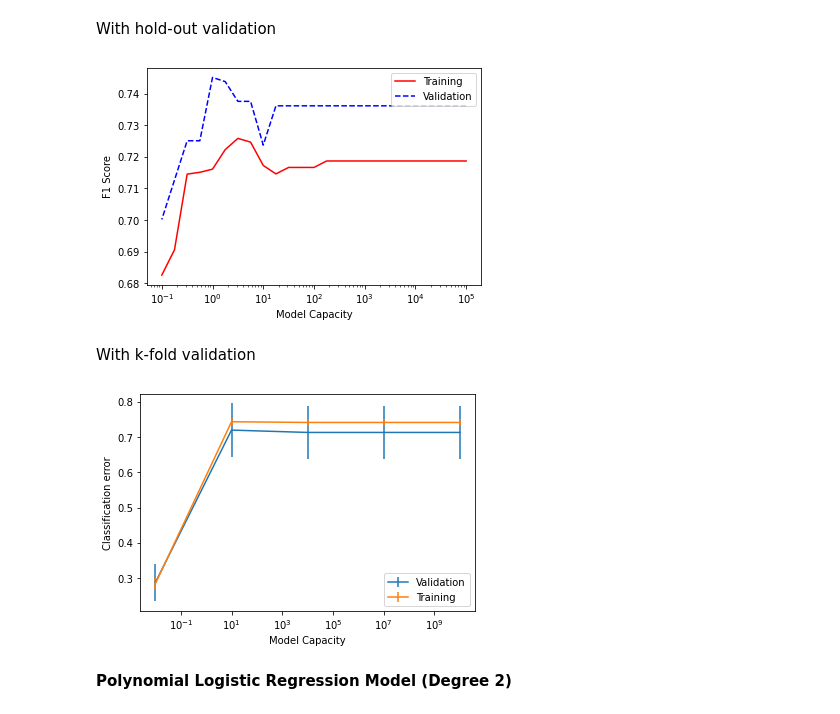
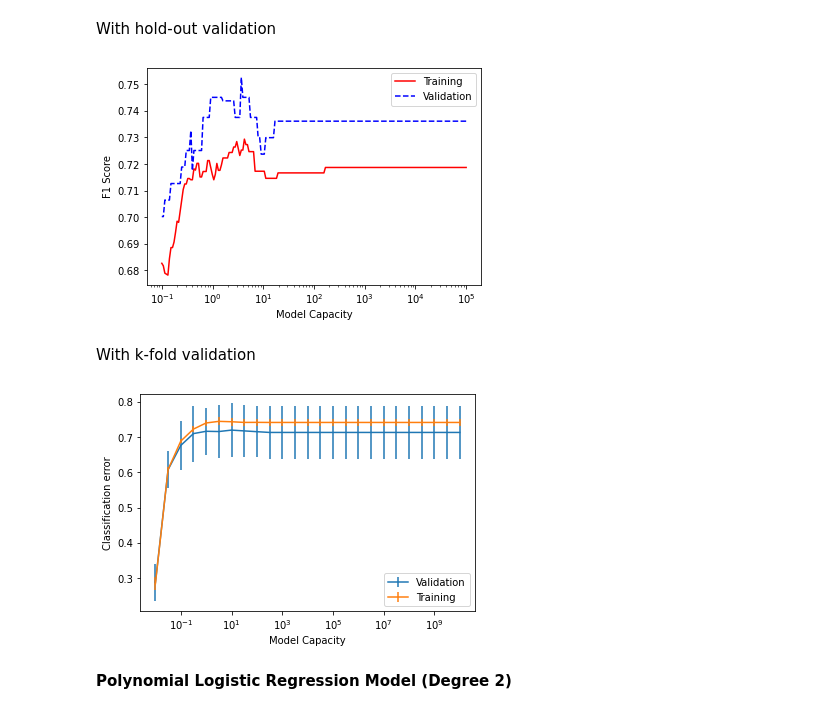
Before and after one commit to psquared256/ML_Assignment1, a Jupyter notebook: MLA1.ipynb, the cells around one changed output. Saved outputs shown, nothing was run; the diff lists cells and outputs as text; code cells hidden in the pictures.

```diff
--- a/MLA1.ipynb
+++ b/MLA1.ipynb
@@ -338,12 +341,12 @@ k-fold Test Score average:
 # %% [markdown]
 With hold-out validation
 # %%
-lambda_paras = np.logspace(-5,1,num=25)
+lambda_paras_h = np.logspace(-5,1,num=200)
 
 llrm_train_performance = list()
 llrm_val_performance = list()
 
-for lambda_para in lambda_paras:
+for lambda_para in lambda_paras_h:
     l_llrm = LogisticRegression(random_state=0, penalty='l2', C=1.0/lambda_para, solver='liblinear', max_iter=1000,
                                 class_weight='balanced').fit(X_train_scaled, Y_train.to_numpy().ravel())
 
@@ -353,17 +356,17 @@ for lambda_para in lambda_paras:
     llrm_train_performance.append(l_llrm_train_f1)
     llrm_val_performance.append(l_llrm_val_f1)
 # %%
-plt.plot([1.0/lambda_para for lambda_para in lambda_paras],
+plt.plot([1.0/lambda_para for lambda_para in lambda_paras_h],
         [tp for tp in llrm_train_performance], '-r')
-plt.plot([1.0/lambda_para for lambda_para in lambda_paras],
+plt.plot([1.0/lambda_para for lambda_para in lambda_paras_h],
         [vp for vp in llrm_val_performance], 'b--')
 plt.xscale("log")
 plt.ylabel('F1 Score')
 plt.xlabel('Model Capacity')
 plt.legend(['Training', 'Validation'])
 plt.show()
 # %% [output]
-[figure, old version]
+[figure, new version]
 # %% [markdown]
 With k-fold validation
 # %%
@@ -384,21 +387,21 @@ for lambda_para in lambda_paras:
 fig, ax = plt.subplots()
 
 lllrm_val_means = [np.mean(cv_lllrm_results[lambda_para]['test_score'])
-                   for lambda_para in lambda_paras]
+                   for lambda_para in lambda_paras_cv]
 
 lllrm_val_std = [np.std(cv_lllrm_results[lambda_para]['test_score'])
-                 for lambda_para in lambda_paras]
+                 for lambda_para in lambda_paras_cv]
 
 lllrm_train_means = [np.mean(cv_lllrm_results[lambda_para]['train_score'])
-                     for lambda_para in lambda_paras]
+                     for lambda_para in lambda_paras_cv]
 
 lllrm_train_std = [np.std(cv_lllrm_results[lambda_para]['train_score'])
-                   for lambda_para in lambda_paras]
+                   for lambda_para in lambda_paras_cv]
 
-ax.errorbar([1.0/lambda_para for lambda_para in lambda_paras],
+ax.errorbar([1.0/lambda_para for lambda_para in lambda_paras_cv],
             lllrm_val_means, yerr=lllrm_val_std)
 
-ax.errorbar([1.0/lambda_para for lambda_para in lambda_paras],
+ax.errorbar([1.0/lambda_para for lambda_para in lambda_paras_cv],
             lllrm_train_means, yerr=lllrm_train_std)
 
 plt.xscale("log")
@@ -407,7 +410,7 @@ plt.xlabel('Model Capacity')
 plt.legend(['Validation', 'Training',])
 plt.show()
 # %% [output]
-[figure, old version]
+[figure, new version]
 # %% [markdown]
 **Polynomial Logistic Regression Model (Degree 2)**
 # %% [markdown]
```
Also changed, not shown: parts of 14 cells of this notebook.
